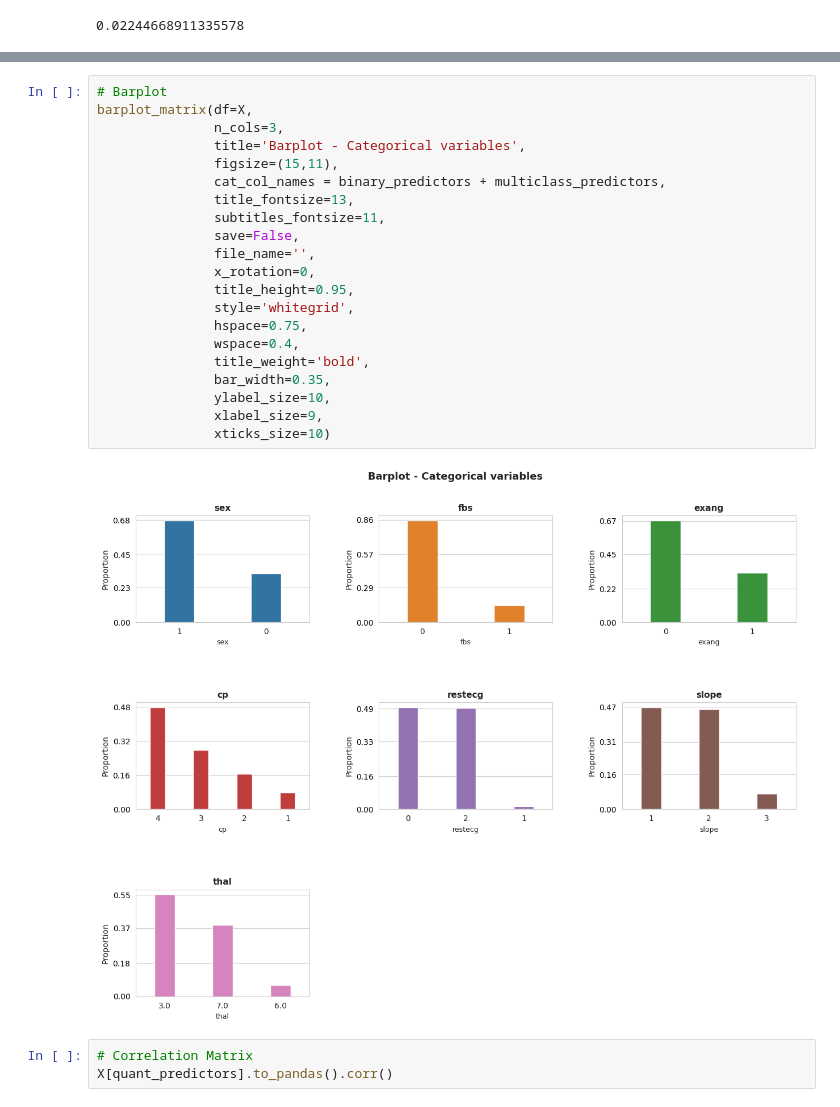
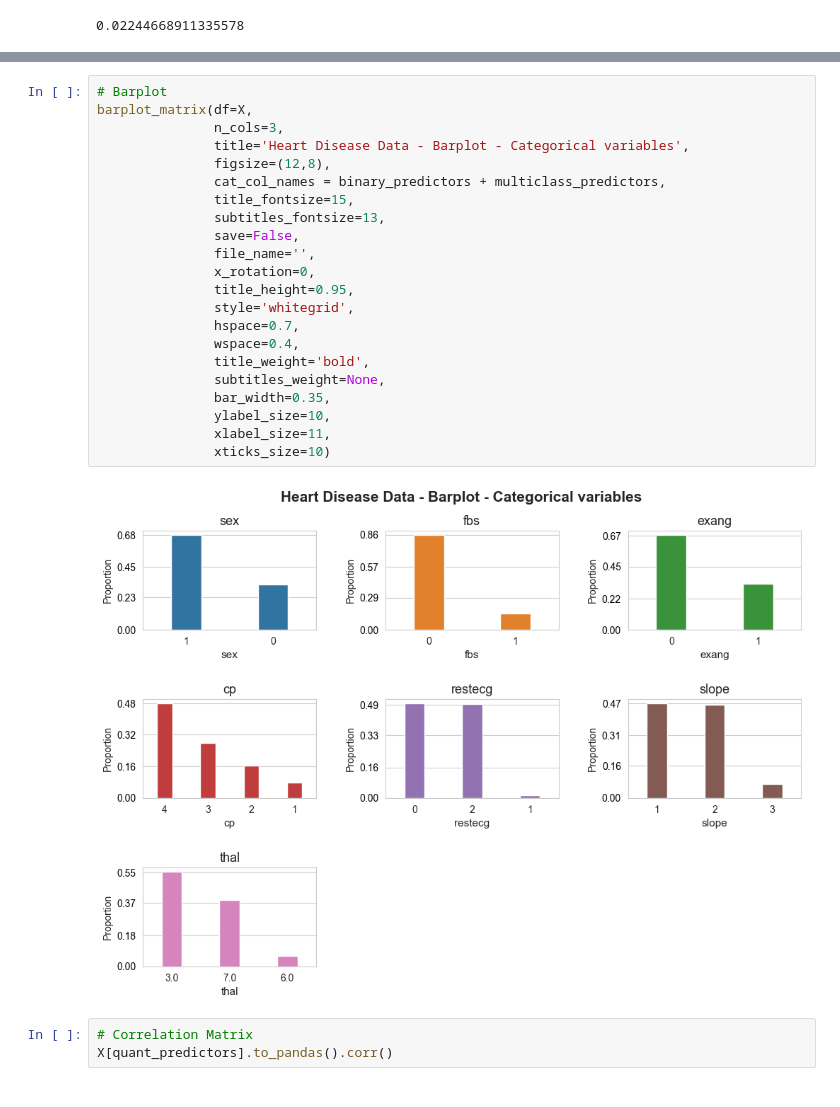
Before and after one commit to FabioScielzoOrtiz/db-robust-clust-paper-code, a Jupyter notebook: experiments/real_data/experiments_heart_disease.ipynb, the cells around one changed output, grey strips where cells are left out. Cells and saved outputs as stored; diff of their text form.

```diff
--- a/experiments/real_data/experiments_heart_disease.ipynb
+++ b/experiments/real_data/experiments_heart_disease.ipynb
@@ -267,26 +268,27 @@ ecdfplot_matrix(df=X,
 # %%
 # Barplot
 barplot_matrix(df=X,
                n_cols=3,
-               title='Barplot - Categorical variables',
-               figsize=(15,11),
+               title='Heart Disease Data - Barplot - Categorical variables',
+               figsize=(12,8),
                cat_col_names = binary_predictors + multiclass_predictors,
-               title_fontsize=13,
-               subtitles_fontsize=11,
+               title_fontsize=15,
+               subtitles_fontsize=13,
                save=False,
                file_name='',
                x_rotation=0,
                title_height=0.95,
                style='whitegrid',
-               hspace=0.75,
+               hspace=0.7,
                wspace=0.4,
                title_weight='bold',
+               subtitles_weight=None,
                bar_width=0.35,
                ylabel_size=10,
-               xlabel_size=9,
+               xlabel_size=11,
                xticks_size=10)
 # %% [output]
-[figure, old version]
+[figure, new version]
 # %%
 # Correlation Matrix
 X[quant_predictors].to_pandas().corr()
```
Also changed, not shown: parts of 4 cells of this notebook, 2 other files.
